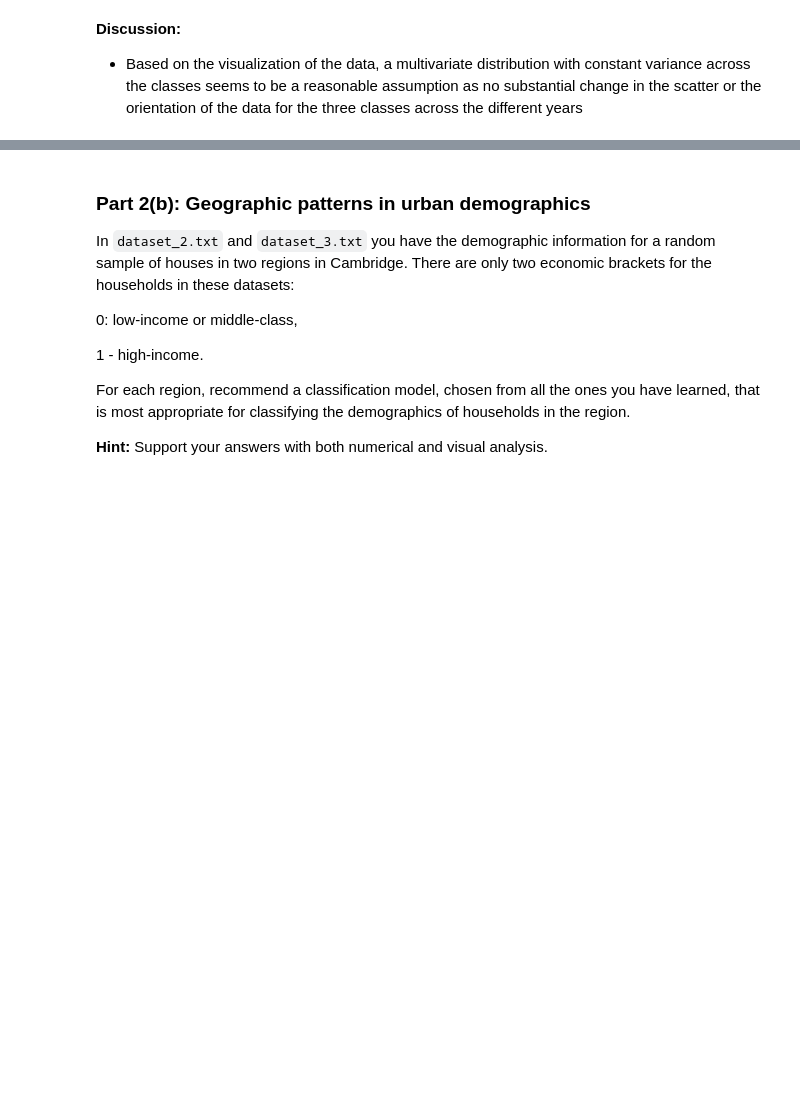
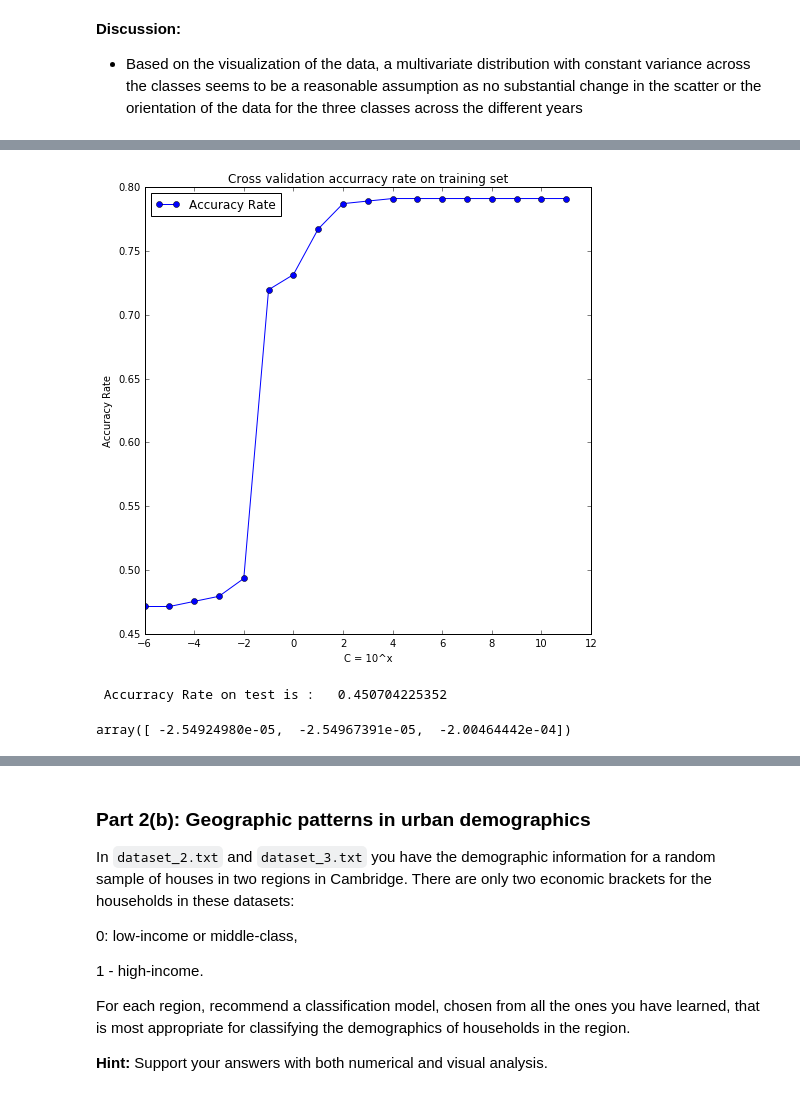
Before and after one commit to alokkshukla/cs109-2, a Jupyter notebook: HW6/Bassily_Hany_cse109a_HW6.ipynb, the cells around one changed output, grey strips where cells are left out. Saved outputs shown, nothing was run; the diff lists cells and outputs as text; code cells hidden in the pictures; blank space fills up the shorter version.

```diff
--- a/HW6/Bassily_Hany_cse109a_HW6.ipynb
+++ b/HW6/Bassily_Hany_cse109a_HW6.ipynb
@@ -966,10 +969,7 @@ data_dic = {}
 # Acquire arrays
 for i , year in enumerate(range(2000 , 2011)):
     data_file = 'datasets/dataset_1_year_' + str(year) + '.txt'
-    if year == 2000:
-        data_array = np.loadtxt(data_file , delimiter = '\t')
-    else:
-        data_array = np.loadtxt(data_file , delimiter = ' ')
+    data_array = np.loadtxt(data_file , delimiter = ' ')
     data_dic['data_raw_' + str(year)] = data_array
 
 # Length of the data disctionary
@@ -1090,3 +1159,28 @@ test = test_raw[perm_test]
+# %%
+# Construct an array of modified class population:
+# ------------------------------------------------
+
+# population array
+population = np.array([len2000_0 , len2000_1 , len2000_2])
+
+# length of the cross validation iterations
+number_iter = 100
+
+# array of weight change factors
+change_factor = np.linspace(0.5 , 1.5 , number_iter)
+
+# initiation of the population and weight arrays
+pop_array = np.zeros((number_iter , 3))
+pop_priors = np.zeros((number_iter , 3))
+pop_weights = np.zeros((number_iter , 3))
+
+# Filling the arrays
+for i in range(number_iter):
+    f = change_factor[i]
+    pop_row , prior_row = class_weights(population , np.array([0.0 , 0.0 , f]))
+    pop_array[i] = pop_row
+    pop_priors[i] = prior_row
+    pop_weights[i] = pop_row / population
 # %%
 # K-folds Cross Validation
 # -----------------------
@@ -1127,0 +1239,35 @@ for i , lmb in enumerate(lambda_range):
+# %%
+# visualize
+# ---------
+
+fig = plt.figure(figsize=(8,8))
+ax = fig.add_subplot(111)
+ax.plot(C_array , er_cv , 'bo-' , label = 'Accuracy Rate')
+ax.set_title('Cross validation accurracy rate on training set')
+ax.set_xlabel('C = 10^x')
+ax.set_ylabel('Accuracy Rate')
+ax.legend(loc = 'best')
+
+plt.show()
+# %% [output]
+[figure, added]
+# %%
+# Fit the test set:
+# ----------------
+
+# test data
+x_test = test[:,:-1]
+y_test = test[:,-1]
+
+# Fitting model:
+log_2000 = LogReg(C = best_c)
+
+# Calculating prediction and accurracy rate
+model_2000_lr = log_2000.fit(x_train , y_train)
+y_2000_predict = model_2000_lr.predict(x_test)
+acc_lr_2000 = model_2000_lr.score(x_test, y_test)
+print '\n Accurracy Rate on test is :  ' , acc_lr_2000
+print'\n'
+# %% [output]
+ Accurracy Rate on test is :   0.450704225352
+array([ -2.54924980e-05,  -2.54967391e-05,  -2.00464442e-04])
```
Also changed, not shown: parts of 27 cells of this notebook.
